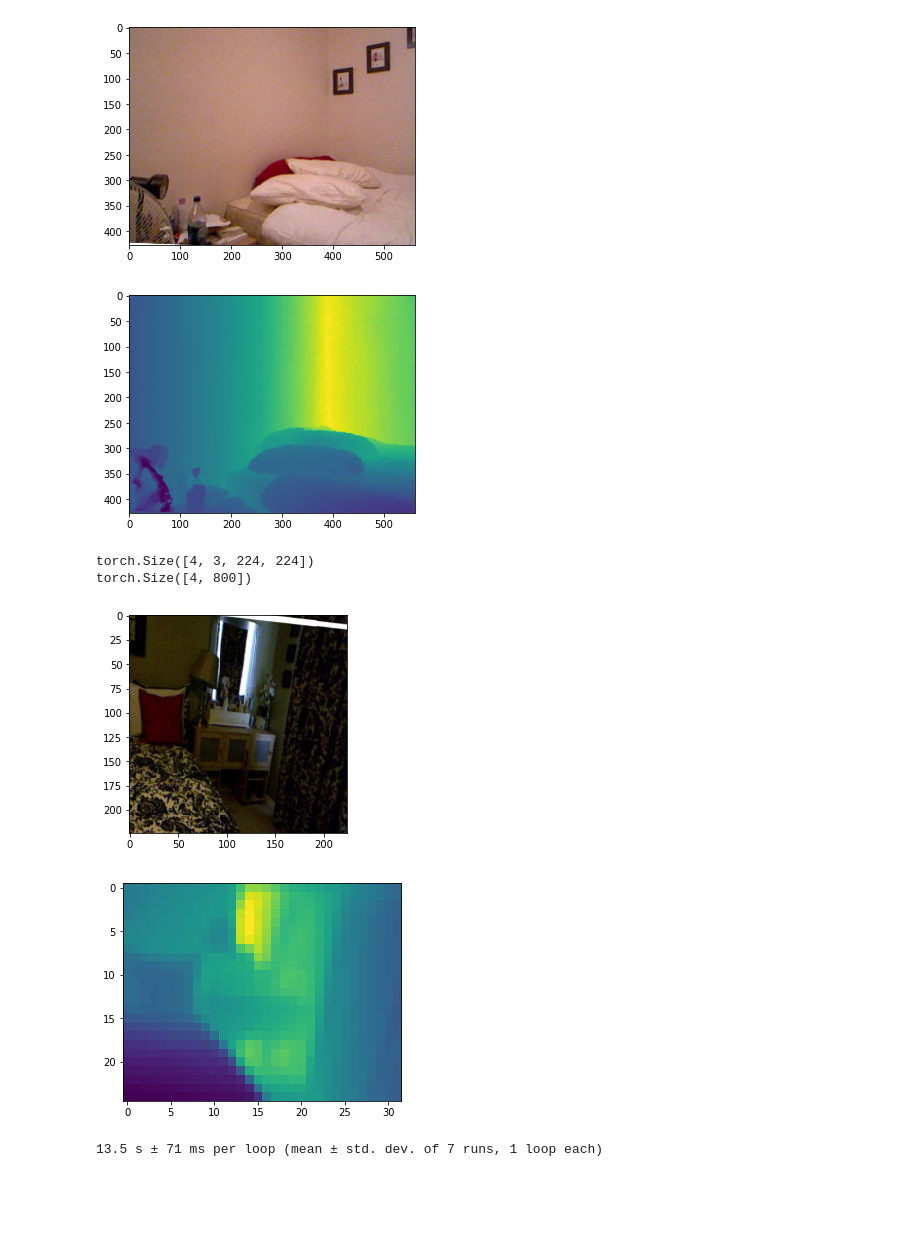
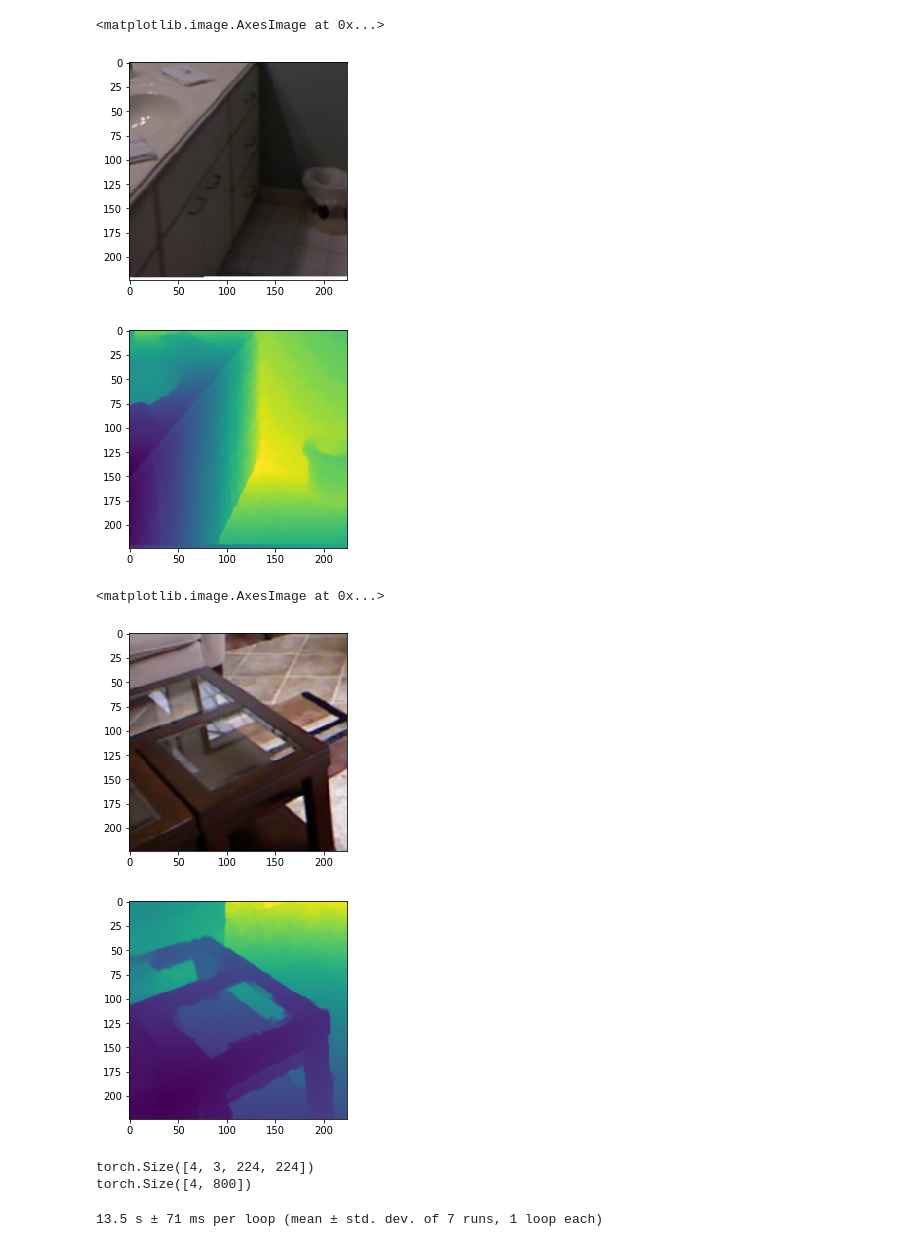
Before and after one commit to shalomma/DEN, a Jupyter notebook: notebooks/dataset.ipynb, the cells around one changed output. Drawn from its saved outputs; the diff is of its cells as text; code cells hidden in the pictures; blank space fills up the shorter version.

```diff
--- a/notebooks/dataset.ipynb
+++ b/notebooks/dataset.ipynb
@@ -22,15 +22,14 @@ torch.manual_seed(seed)
 device = torch.device('cuda' if torch.cuda.is_available() else 'cpu')
 # %%
 depth_size = (25, 32)
-test_shape = (427, 561)
+model_input = 224
 test_crop = (427, 561)
 
 transformers = {
     'train': transforms.Compose([transforms_nyu.Scale(),
-                                 transforms_nyu.RandomRescale(0.2),
-                                 transforms_nyu.RandomRotate(15),
-                                 transforms_nyu.RandomCrop(test_shape),
-                                 transforms_nyu.RandomHorizontalFlip(0.5)]),
+                               transforms_nyu.RandomRescale(480),
+                               transforms_nyu.RandomCrop(model_input),
+                               transforms_nyu.RandomHorizontalFlip(0.5)]),
 
     'val': transforms.Compose([transforms_nyu.Scale(),
                                transforms_nyu.CenterCrop(test_crop)])
@@ -55,10 +54,18 @@ sample = next(iter(test_loader))
 plt.imshow(sample['image'][0])
 plt.figure()
 plt.imshow(sample['depth'][0])
-plt.show()
 # %% [output]
+<matplotlib.image.AxesImage at 0x...>
-[figure, old version]
+[figure, new version]
-[figure, old version]
+[figure, new version]
+# %%
+plt.imshow(sample['image'][3])
+plt.figure()
+plt.imshow(sample['depth'][3])
+# %% [output]
+<matplotlib.image.AxesImage at 0x...>
+[figure, added]
+[figure, added]
 # %%
 transformers = {
     'train': transforms.Compose([transforms_nyu.Scale(),
@@ -94,18 +100,6 @@ print(sample['depth'].shape)
 # %% [output]
 torch.Size([4, 3, 224, 224])
 torch.Size([4, 800])
-# %%
-img = sample['image'][0]
-img = img.permute((1,2,0))
-img = img.numpy()
-plt.imshow(img)
-plt.figure()
-dpt = sample['depth'][0]
-plt.imshow(dpt.view(25,32))
-plt.show()
-# %% [output]
-[figure, removed]
-[figure, removed]
 # %%
 %timeit for _, _ in enumerate(test_loader): pass
 # %% [output]
```
Also changed, not shown: parts of 1 cell of this notebook, 3 other files.
